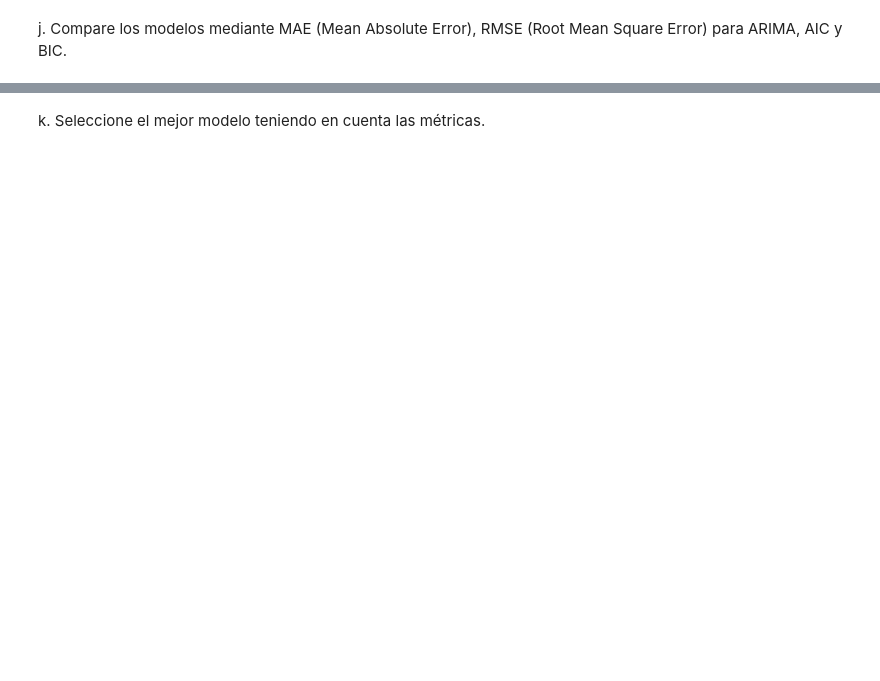
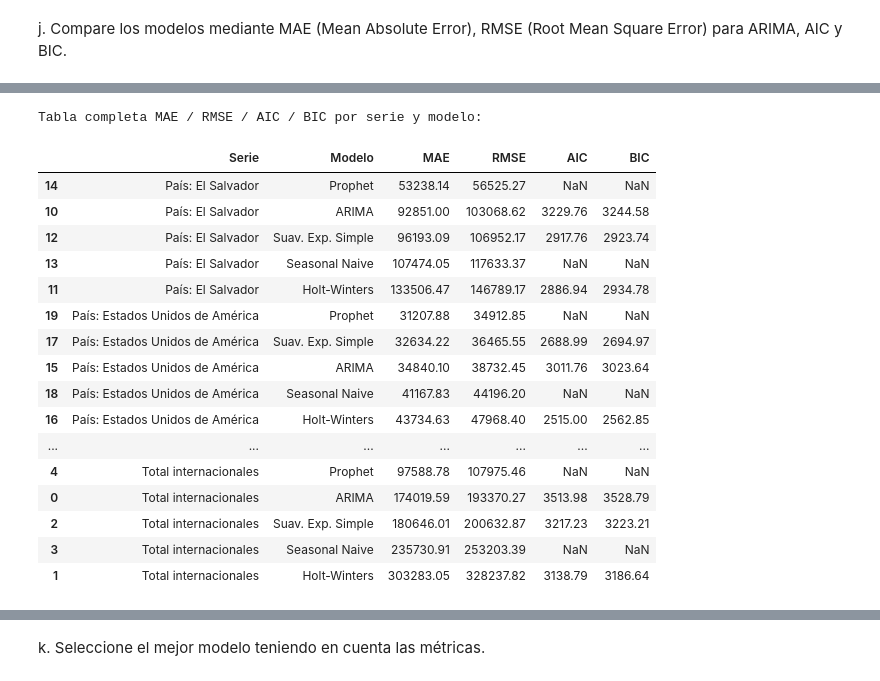
Before and after one commit to PeDro0210AVI/lab-1_time_series, a Jupyter notebook: notebooks/EDA.ipynb, the cells around one changed output, grey strips where cells are left out. Cells and saved outputs as stored; diff of their text form; code cells hidden in the pictures; blank space fills up the shorter version.

```diff
--- a/notebooks/EDA.ipynb
+++ b/notebooks/EDA.ipynb
@@ -895,0 +1224,22 @@ Square Error) para ARIMA, AIC y BIC.
+# %%
+print("Tabla completa MAE / RMSE / AIC / BIC por serie y modelo:")
+tabla_metricas.sort_values(["Serie", "RMSE"]).round(2)
+# %% [output]
+Tabla completa MAE / RMSE / AIC / BIC por serie y modelo:
+|  | Serie | Modelo | MAE | RMSE | AIC | BIC |
+| 14 | País: El Salvador | Prophet | 53238.14 | 56525.27 | NaN | NaN |
+| 10 | País: El Salvador | ARIMA | 92851.00 | 103068.62 | 3229.76 | 3244.58 |
+| 12 | País: El Salvador | Suav. Exp. Simple | 96193.09 | 106952.17 | 2917.76 | 2923.74 |
+| 13 | País: El Salvador | Seasonal Naive | 107474.05 | 117633.37 | NaN | NaN |
+| 11 | País: El Salvador | Holt-Winters | 133506.47 | 146789.17 | 2886.94 | 2934.78 |
+| 19 | País: Estados Unidos de América | Prophet | 31207.88 | 34912.85 | NaN | NaN |
+| 17 | País: Estados Unidos de América | Suav. Exp. Simple | 32634.22 | 36465.55 | 2688.99 | 2694.97 |
+| 15 | País: Estados Unidos de América | ARIMA | 34840.10 | 38732.45 | 3011.76 | 3023.64 |
+| 18 | País: Estados Unidos de América | Seasonal Naive | 41167.83 | 44196.20 | NaN | NaN |
+| 16 | País: Estados Unidos de América | Holt-Winters | 43734.63 | 47968.40 | 2515.00 | 2562.85 |
+| ... | ... | ... | ... | ... | ... | ... |
+| 4 | Total internacionales | Prophet | 97588.78 | 107975.46 | NaN | NaN |
+| 0 | Total internacionales | ARIMA | 174019.59 | 193370.27 | 3513.98 | 3528.79 |
+| 2 | Total internacionales | Suav. Exp. Simple | 180646.01 | 200632.87 | 3217.23 | 3223.21 |
+| 3 | Total internacionales | Seasonal Naive | 235730.91 | 253203.39 | NaN | NaN |
+| 1 | Total internacionales | Holt-Winters | 303283.05 | 328237.82 | 3138.79 | 3186.64 |
```
Also changed, not shown: parts of 27 cells of this notebook, 2 other files.
